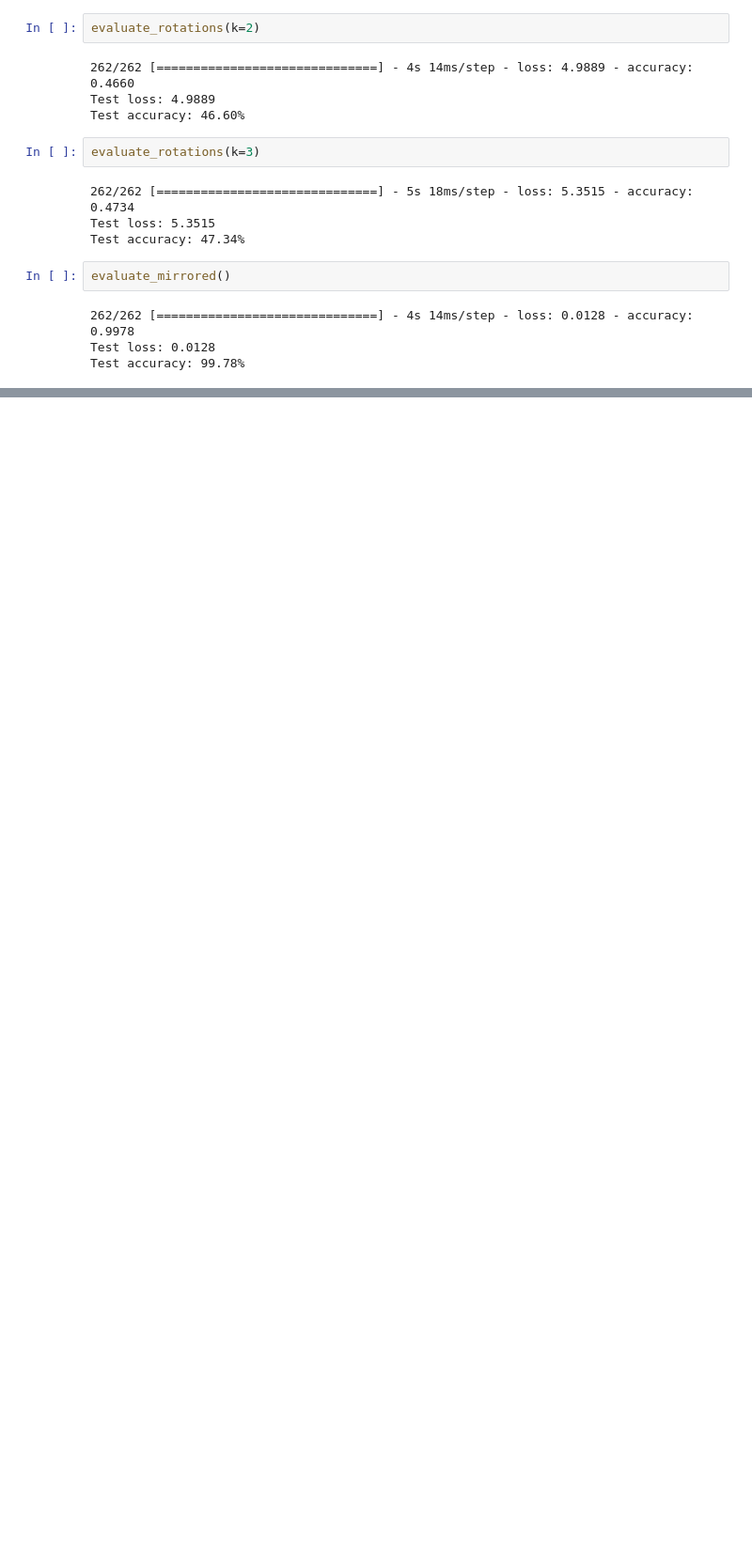
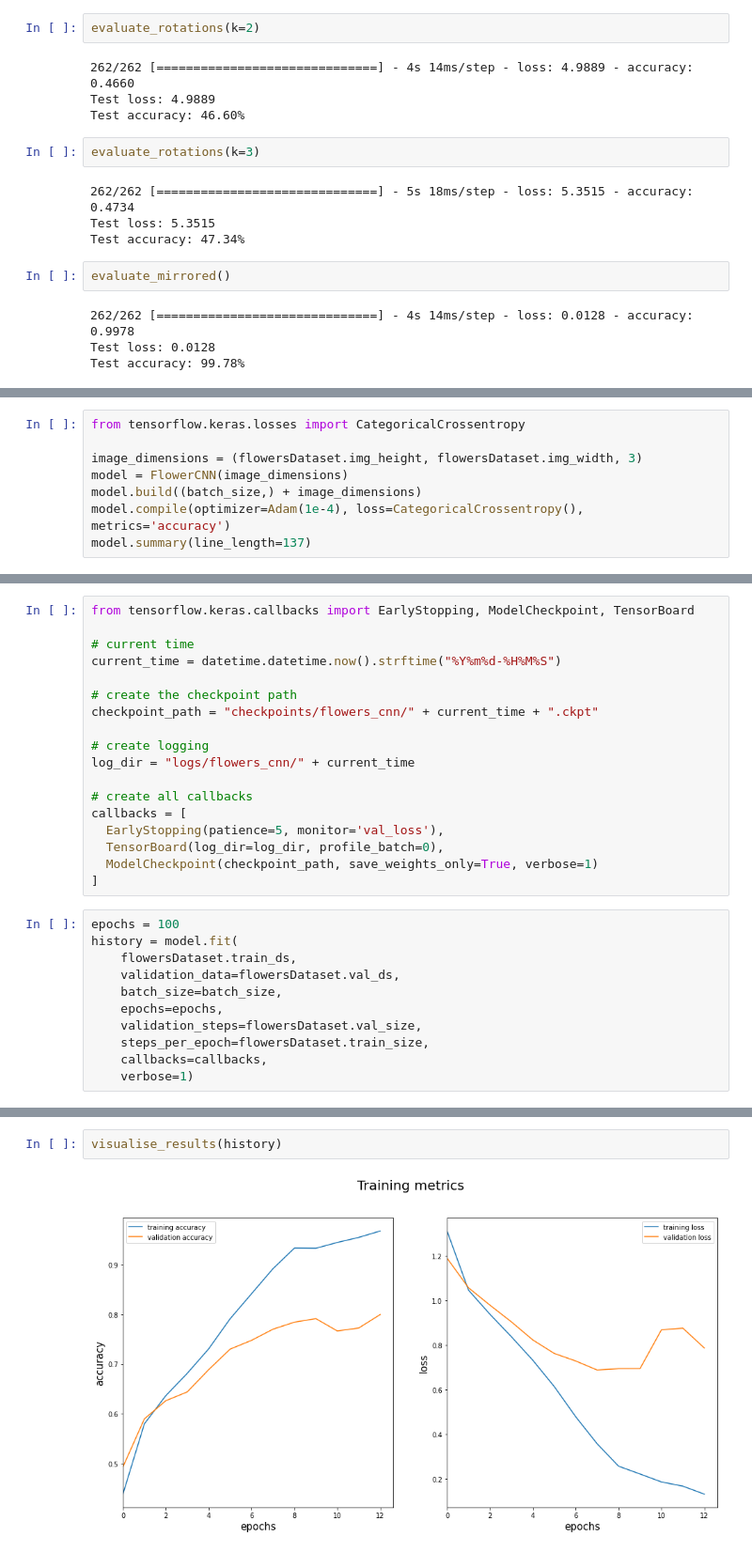
Before and after one commit to metalglove/Fontys-ADS, a Jupyter notebook: Assignments/OP/Open Program.ipynb, the cells around one changed output, grey strips where cells are left out. Shown at 94% size. Cells and saved outputs as stored; diff of their text form; blank space fills up the shorter version.

```diff
--- a/Assignments/OP/Open Program.ipynb
+++ b/Assignments/OP/Open Program.ipynb
@@ -992,0 +1195,8 @@ Test accuracy: 99.78%
+# %%
+from tensorflow.keras.losses import CategoricalCrossentropy
+
+image_dimensions = (flowersDataset.img_height, flowersDataset.img_width, 3)
+model = FlowerCNN(image_dimensions)
+model.build((batch_size,) + image_dimensions)
+model.compile(optimizer=Adam(1e-4), loss=CategoricalCrossentropy(), metrics='accuracy')
+model.summary(line_length=137)
@@ -992,0 +1221,29 @@ Test accuracy: 99.78%
+# %%
+from tensorflow.keras.callbacks import EarlyStopping, ModelCheckpoint, TensorBoard
+
+# current time
+current_time = datetime.datetime.now().strftime("%Y%m%d-%H%M%S")
+
+# create the checkpoint path
+checkpoint_path = "checkpoints/flowers_cnn/" + current_time + ".ckpt"
+
+# create logging
+log_dir = "logs/flowers_cnn/" + current_time
+
+# create all callbacks
+callbacks = [
+  EarlyStopping(patience=5, monitor='val_loss'),
+  TensorBoard(log_dir=log_dir, profile_batch=0),
+  ModelCheckpoint(checkpoint_path, save_weights_only=True, verbose=1)
+]
+# %%
+epochs = 100
+history = model.fit(
+    flowersDataset.train_ds,
+    validation_data=flowersDataset.val_ds,
+    batch_size=batch_size,
+    epochs=epochs,
+    validation_steps=flowersDataset.val_size,
+    steps_per_epoch=flowersDataset.train_size,
+    callbacks=callbacks,
+    verbose=1)
@@ -992,0 +1268,4 @@ Test accuracy: 99.78%
+# %%
+visualise_results(history)
+# %% [output]
+[figure, added]
```
Also changed, not shown: parts of 13 cells of this notebook, 3 other files.
